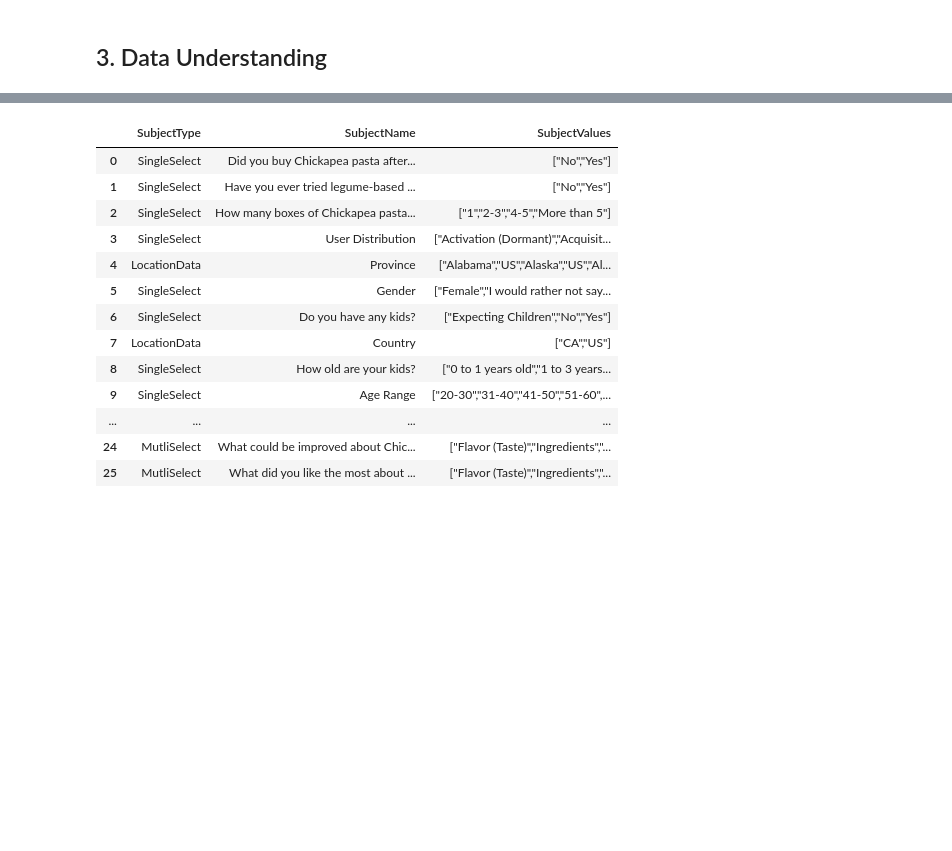
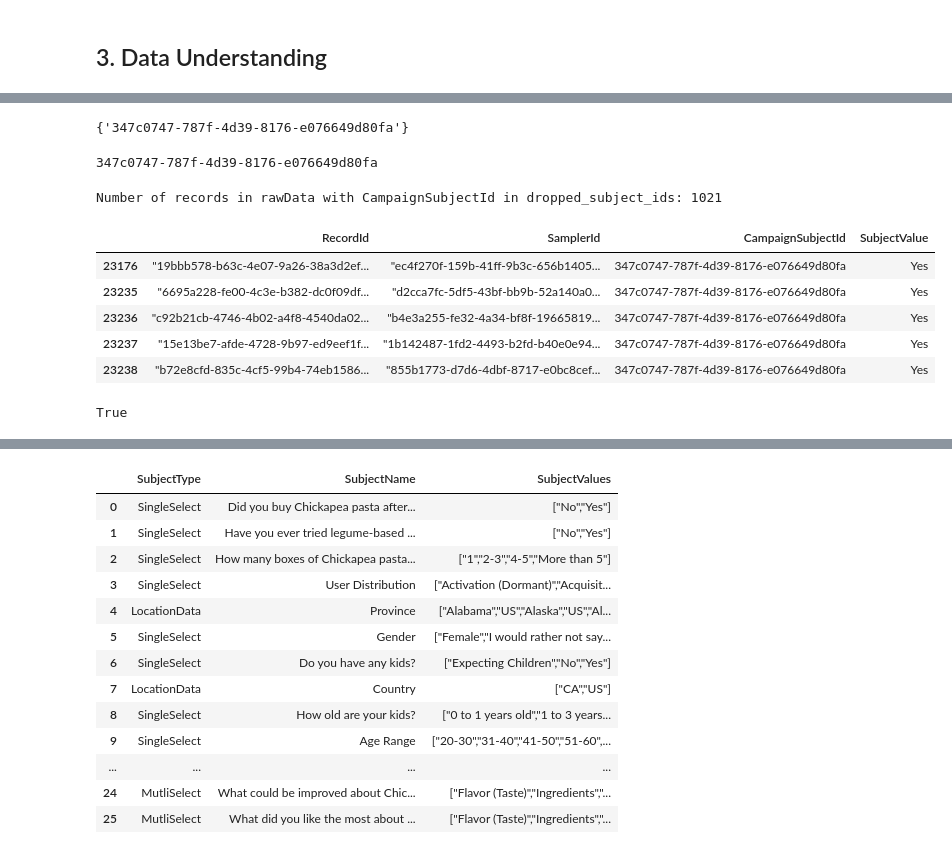
Before and after one commit to garfield-gray/DataMining, a Jupyter notebook: peekageHiringChallenge.ipynb, the cells around one changed output, grey strips where cells are left out. Drawn from its saved outputs; the diff is of its cells as text; code cells hidden in the pictures; blank space fills up the shorter version.

Commit message:
Data understanding done

```diff
--- a/peekageHiringChallenge.ipynb
+++ b/peekageHiringChallenge.ipynb
@@ -102,3 +128,28 @@ Shape of the merged dataframe: (23234, 8)
 | 2 | "24e414a4-9972-4314-b513-26a52df4... | "92e80710-705b-48b3-ac62-962005cc... | 206cb04a-9519-4623-8109-8b6cf43f224e | 4 | 206cb04a-9519-4623-8109-8b6cf43f224e | SingleSelect | How do you rate the taste of the ... | ... |
 | 3 | "fa99ef64-dcb9-4893-9df4-ce1dadb2... | "d03f6cf3-5a10-4d9f-8922-6033f3a3... | 7f3e04bb-5e0d-48f6-a9ac-2f210aec9f97 | Ingredients | 7f3e04bb-5e0d-48f6-a9ac-2f210aec9f97 | MutliSelect | What did you like the most about ... | ... |
 | 4 | "a8daeaa2-d746-4cfb-a3df-570451a2... | "4d8be7ea-65a4-427f-8e77-368883fe... | 7f3e04bb-5e0d-48f6-a9ac-2f210aec9f97 | Texture | 7f3e04bb-5e0d-48f6-a9ac-2f210aec9f97 | MutliSelect | What did you like the most about ... | ... |
+# %%
+dropped_subject_ids = set(rawData['CampaignSubjectId']) - set(metaData['Id'])
+dropped_subject_ids
+# %% [output]
+{'347c0747-787f-4d39-8176-e076649d80fa'}
+# %%
+print(*dropped_subject_ids)
+# %% [output]
+347c0747-787f-4d39-8176-e076649d80fa
+# %%
+dropped_records = rawData[rawData['CampaignSubjectId'].isin(list(dropped_subject_ids))]
+print(f"Number of records in rawData with CampaignSubjectId in dropped_subject_ids: {len(dropped_records)}")
+display(dropped_records.head())
+# %% [output]
+Number of records in rawData with CampaignSubjectId in dropped_subject_ids: 1021
+|  | RecordId | SamplerId | CampaignSubjectId | SubjectValue |
+| 23176 | "19bbb578-b63c-4e07-9a26-38a3d2ef... | "ec4f270f-159b-41ff-9b3c-656b1405... | 347c0747-787f-4d39-8176-e076649d80fa | Yes |
+| 23235 | "6695a228-fe00-4c3e-b382-dc0f09df... | "d2cca7fc-5df5-43bf-bb9b-52a140a0... | 347c0747-787f-4d39-8176-e076649d80fa | Yes |
+| 23236 | "c92b21cb-4746-4b02-a4f8-4540da02... | "b4e3a255-fe32-4a34-bf8f-19665819... | 347c0747-787f-4d39-8176-e076649d80fa | Yes |
+| 23237 | "15e13be7-afde-4728-9b97-ed9eef1f... | "1b142487-1fd2-4493-b2fd-b40e0e94... | 347c0747-787f-4d39-8176-e076649d80fa | Yes |
+| 23238 | "b72e8cfd-835c-4cf5-99b4-74eb1586... | "855b1773-d7d6-4dbf-8717-e0bc8cef... | 347c0747-787f-4d39-8176-e076649d80fa | Yes |
+# %%
+len(dropped_records)+len(merged_df) == len(rawData)
+# %% [output]
+True
```
Also changed, not shown: parts of 8 cells of this notebook.
